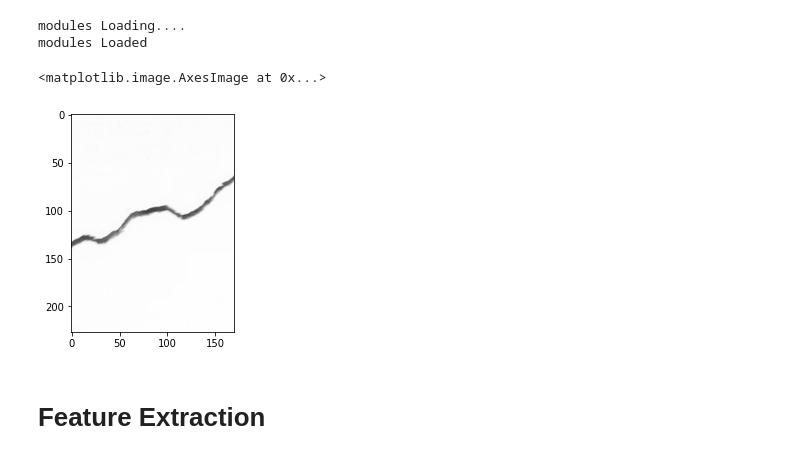
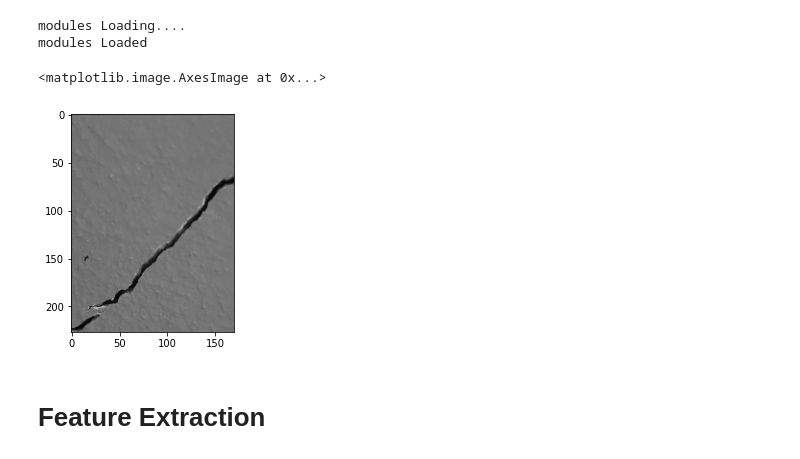
Before and after one commit to Soumyadeep002/wall_crack_detection, a Jupyter notebook: main.ipynb, the cells around one changed output. Saved outputs shown, nothing was run; the diff lists cells and outputs as text; code cells hidden in the pictures.

```diff
--- a/main.ipynb
+++ b/main.ipynb
@@ -13,14 +13,14 @@ print("modules Loaded")
 modules Loading....
 modules Loaded
 # %%
-img = cv2.imread(pstv_path+"00948.jpg")
+img = cv2.imread(pstv_path+"00749.jpg")
 gray=cv2.cvtColor(img, cv2.COLOR_RGB2GRAY)
 
 
 plt.imshow(cv2.cvtColor(gray, cv2.COLOR_BGR2RGB))
 # %% [output]
 <matplotlib.image.AxesImage at 0x...>
-[figure, old version]
+[figure, new version]
 # %% [markdown]
 # **Feature Extraction**
 # %%
```
Also changed, not shown: parts of 1 cell of this notebook.
